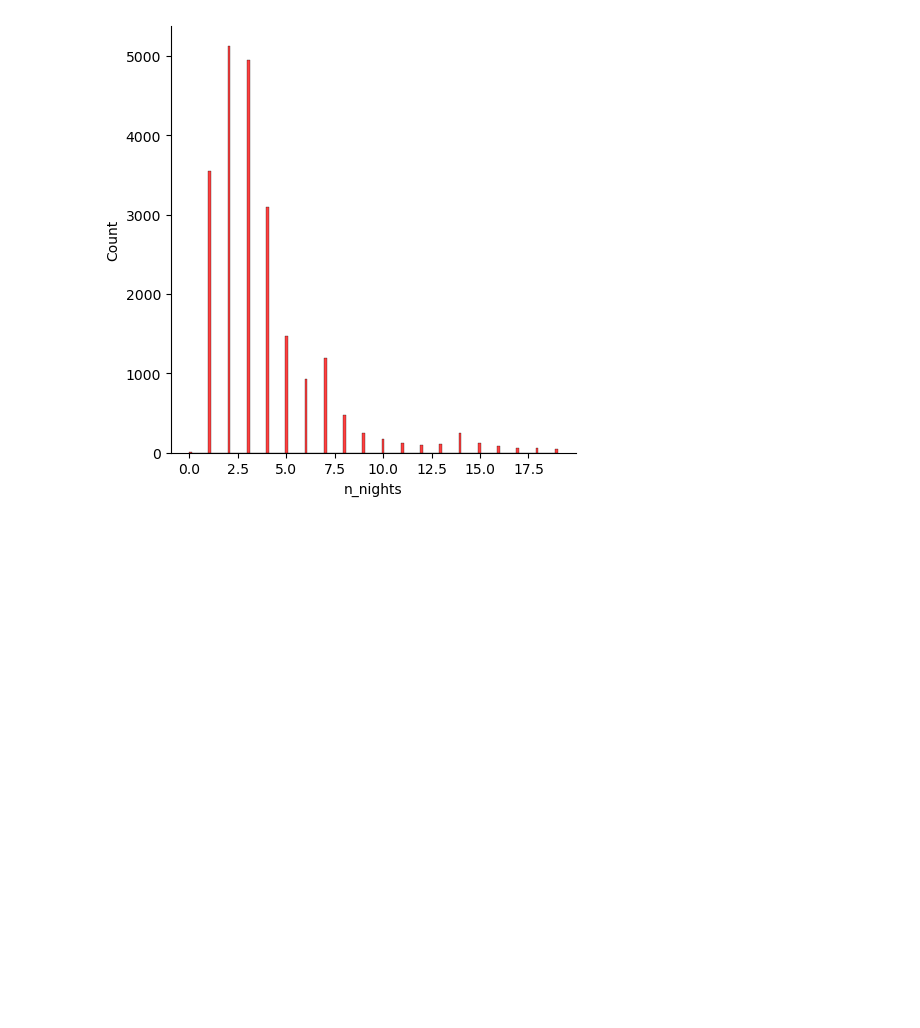
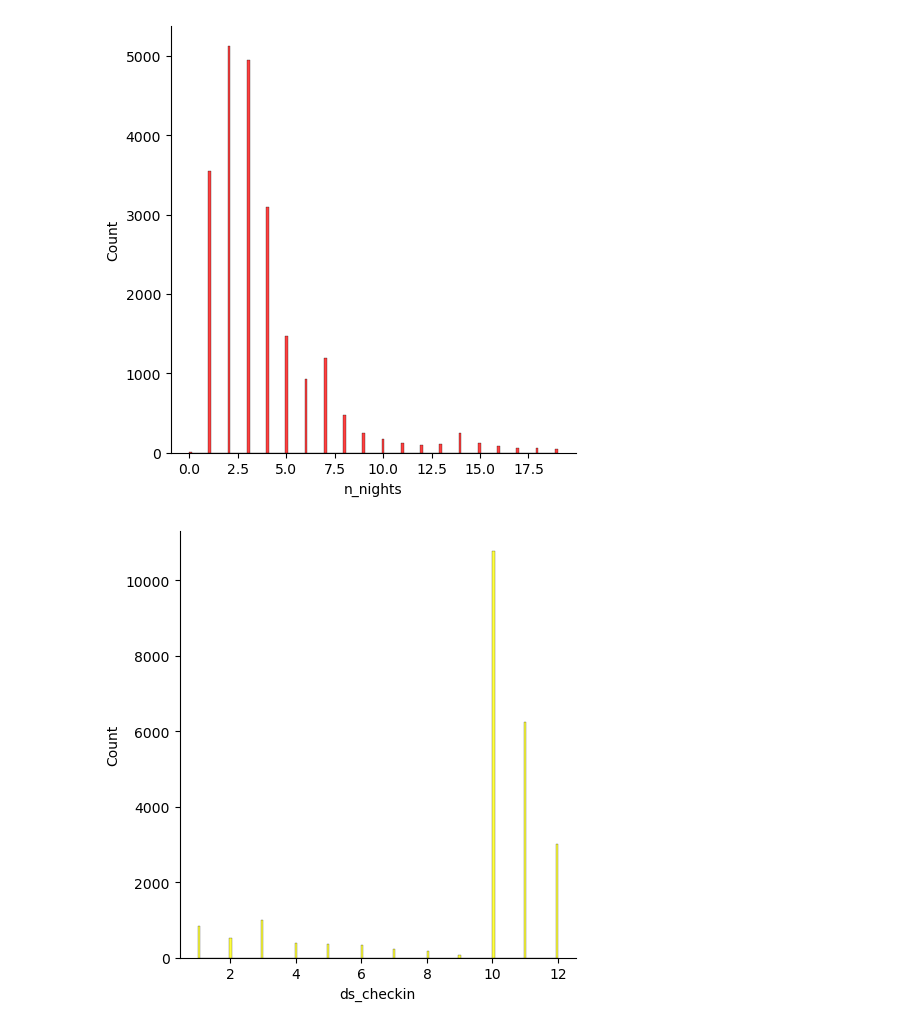
Before and after one commit to greenboi105/Python, a Jupyter notebook: Python Frameworks/Data Assignments/dublin.ipynb, the cells around one changed output. Cells and saved outputs as stored; diff of their text form; code cells hidden in the pictures; blank space fills up the shorter version.

```diff
--- a/Python Frameworks/Data Assignments/dublin.ipynb
+++ b/Python Frameworks/Data Assignments/dublin.ipynb
@@ -206,3 +206,10 @@ plt.show()
 # %% [output]
 4.737387021854101 %
 [figure]
+# %%
+checkin_month = pd.DatetimeIndex(searches['ds_checkin']).month
+
+sns.displot(checkin_month, color='yellow')
+plt.show()
+# %% [output]
+[figure, added]
```
Also changed, not shown: parts of 12 cells of this notebook, 1 other file.
